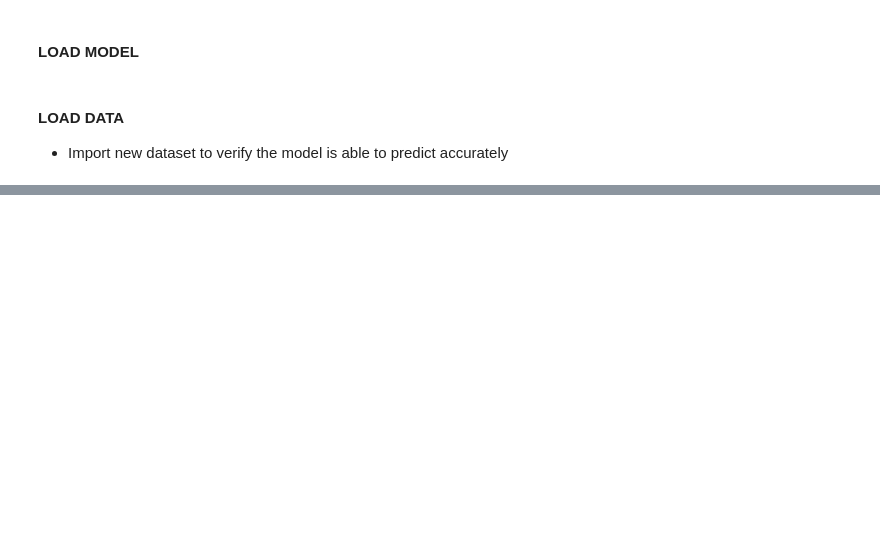
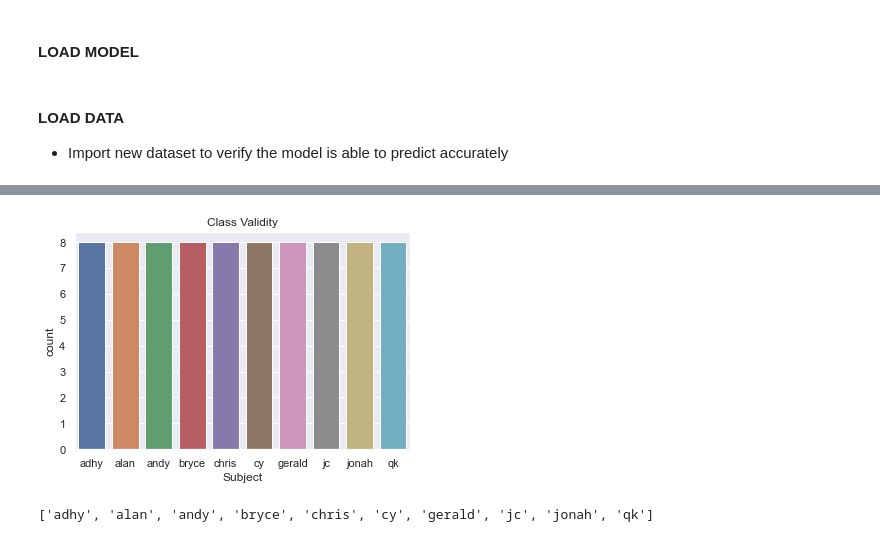
Before and after one commit to xfortisfye/keystroke-biometrics-multifactor-authentication-with-deep-learning, a Jupyter notebook: set02_01_original.ipynb, the cells around one changed output, grey strips where cells are left out. Drawn from its saved outputs; the diff is of its cells as text; code cells hidden in the pictures; blank space fills up the shorter version.

```diff
--- a/set02_01_original.ipynb
+++ b/set02_01_original.ipynb
@@ -829,0 +953,16 @@ print("Accuracy of the Model is: " + str(match_header))
+# %%
+# METHOD = "IU" # identical_unique
+METHOD = "DU" # different_unique
+
+DATASET_DIR_NAME = "dataset\set02\\01_original"
+ACTUAL_DATASET_NAME = "test_" + METHOD
+ACTUAL_DATASET_PATH = os.path.join(DATASET_DIR_PATH, ACTUAL_DATASET_NAME + ".csv")
+
+RESULT_DIR_NAME = "dataset\set02\\01_original"
+RESULT_NAME = "result_" + "set02_01_original_" + METHOD
+RESULT_DIR_PATH = os.path.join(os.getcwd(), RESULT_DIR_NAME)
+RESULT_PATH = os.path.join(RESULT_DIR_PATH, RESULT_NAME + ".csv")
+
+# import unseen data
+pred_df = pd.read_csv(ACTUAL_DATASET_PATH)
+pred_df.head()
@@ -829,0 +976,50 @@ print("Accuracy of the Model is: " + str(match_header))
+# %%
+################################
+# # check for class validity # #
+################################
+sns.set_theme(style="darkgrid")
+ax = sns.countplot(x="Subject", data=pred_df).set_title("Class Validity")
+
+# remove missing values if available
+pred_df = pred_df.dropna()
+# %% [output]
+[figure, added]
+# %%
+pred_dataset = pred_df.values
+actual_np = pred_dataset[:,CLASSES_COL_NUM]
+
+# # divide data into features X
+# pred_row = pred_dataset[:,3:].astype(float)
+
+########################
+# # predict all rows # #
+########################
+pred_row=pred_df.iloc[:,FEATURES_COL_NUM:]
+
+#################################
+# # predict more than one row # #
+#################################
+
+# pred_row=pred_df.iloc[46:54,FEATURES_COL_NUM:]
+# print(pred_row)
+
+############################
+# # predict a single row # #
+############################
+
+# pred_row=pred_df.iloc[11:12,FEATURES_COL_NUM:]
+
+##################
+# # shape data # #
+##################
+pred_row = pred_row.values.tolist()
+pred_arr = np.asarray(pred_row, dtype=np.float32)
+pred_arr = np.reshape(pred_arr, (pred_arr.shape[0], TIMESTEPS, pred_arr.shape[1]))
+
+print(class_list)
+Y = np.asarray(class_list)
+Y = Y.reshape(-1, 1)
+lb = LabelBinarizer().fit(Y)
+Y = lb.transform(Y)
+# %% [output]
+['adhy', 'alan', 'andy', 'bryce', 'chris', 'cy', 'gerald', 'jc', 'jonah', 'qk']
```
Also changed, not shown: parts of 26 cells of this notebook, 8 other files.
